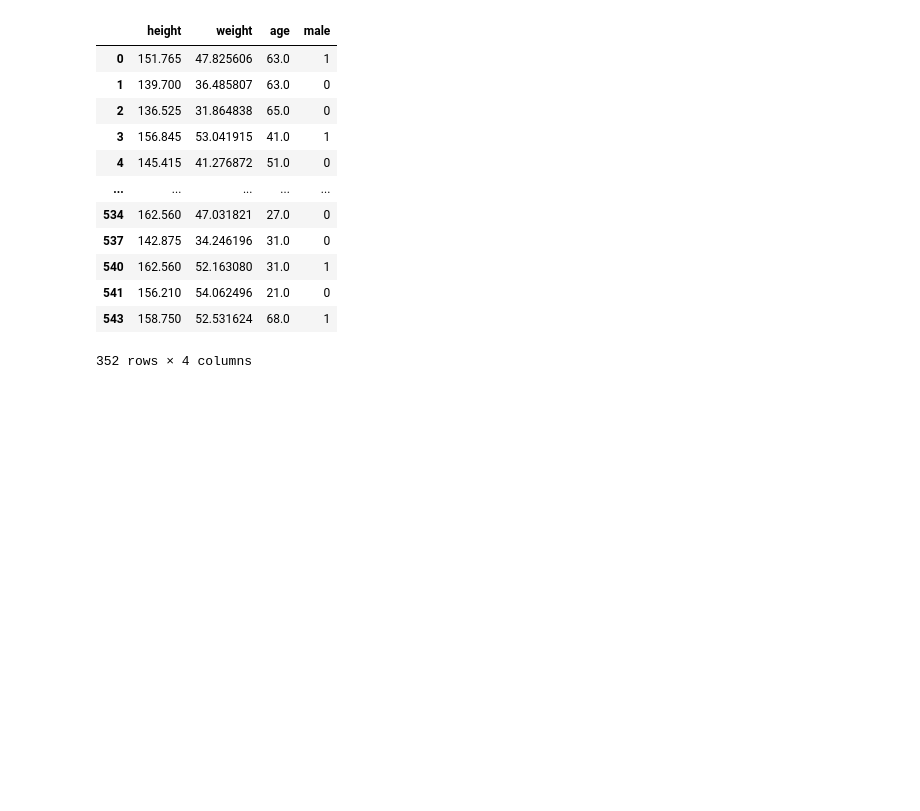
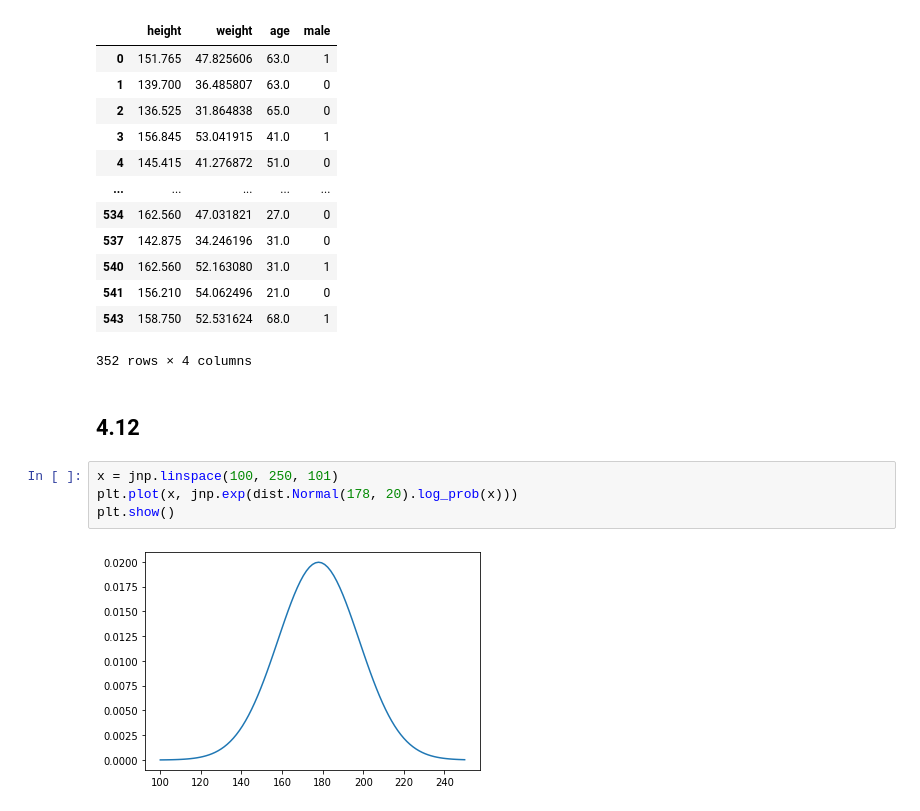
Before and after one commit to 8wgf3b/books, a Jupyter notebook: stat_rethink/Chap4.ipynb, the cells around one changed output. Saved outputs shown, nothing was run; the diff lists cells and outputs as text; blank space fills up the shorter version.

```diff
--- a/stat_rethink/Chap4.ipynb
+++ b/stat_rethink/Chap4.ipynb
@@ -133,3 +133,11 @@ d2
 | 541 | 156.210 | 54.062496 | 21.0 | 0 |
 | 543 | 158.750 | 52.531624 | 68.0 | 1 |
 352 rows × 4 columns
+# %% [markdown]
+## 4.12
+# %%
+x = jnp.linspace(100, 250, 101)
+plt.plot(x, jnp.exp(dist.Normal(178, 20).log_prob(x)))
+plt.show()
+# %% [output]
+[figure, added]
```
Also changed, not shown: parts of 11 cells of this notebook.
